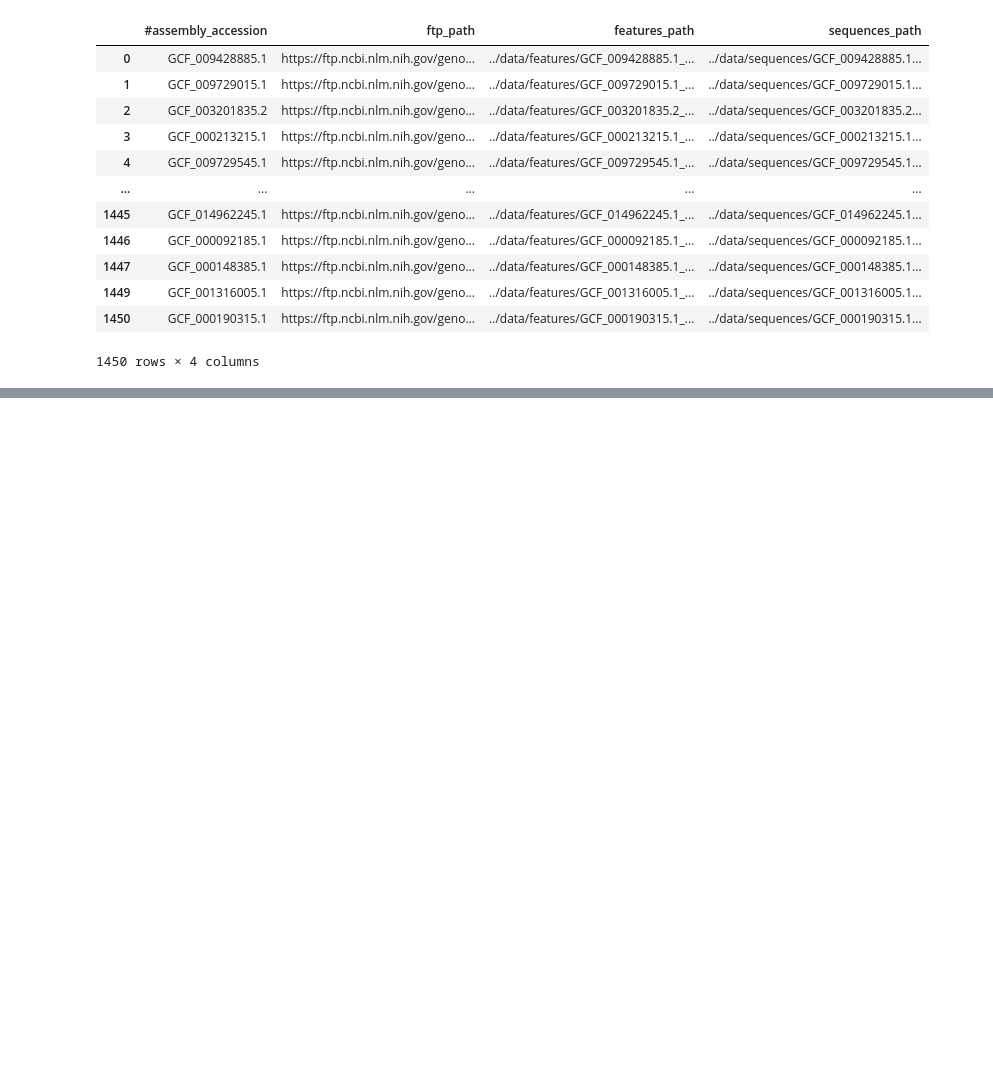
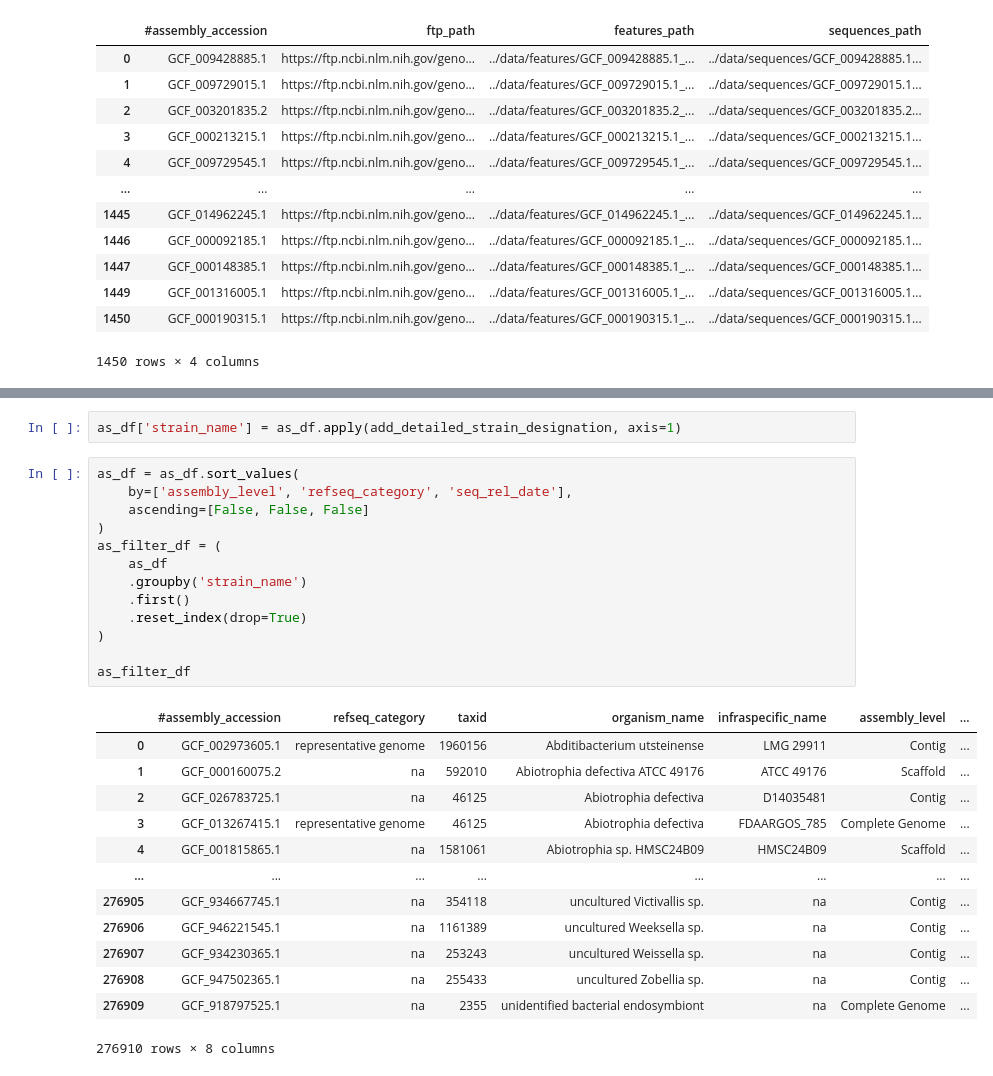
Before and after one commit to igor-sb/rexmapdb, a Jupyter notebook: py/extract_test.ipynb, the cells around one changed output, grey strips where cells are left out. Drawn from its saved outputs; the diff is of its cells as text; blank space fills up the shorter version.

```diff
--- a/py/extract_test.ipynb
+++ b/py/extract_test.ipynb
@@ -202,0 +288,29 @@ with gzip.open(sequences_filename, 'rt') as sequences_fasta:
+# %%
+as_df['strain_name'] = as_df.apply(add_detailed_strain_designation, axis=1)
+# %%
+as_df = as_df.sort_values(
+	by=['assembly_level', 'refseq_category', 'seq_rel_date'],
+	ascending=[False, False, False]
+)
+as_filter_df = (
+	as_df
+	.groupby('strain_name')
+	.first()
+	.reset_index(drop=True)
+)
+
+as_filter_df
+# %% [output]
+|  | #assembly_accession | refseq_category | taxid | organism_name | infraspecific_name | assembly_level | ... |
+| 0 | GCF_002973605.1 | representative genome | 1960156 | Abditibacterium utsteinense | LMG 29911 | Contig | ... |
+| 1 | GCF_000160075.2 | na | 592010 | Abiotrophia defectiva ATCC 49176 | ATCC 49176 | Scaffold | ... |
+| 2 | GCF_026783725.1 | na | 46125 | Abiotrophia defectiva | D14035481 | Contig | ... |
+| 3 | GCF_013267415.1 | representative genome | 46125 | Abiotrophia defectiva | FDAARGOS_785 | Complete Genome | ... |
+| 4 | GCF_001815865.1 | na | 1581061 | Abiotrophia sp. HMSC24B09 | HMSC24B09 | Scaffold | ... |
+| ... | ... | ... | ... | ... | ... | ... | ... |
+| 276905 | GCF_934667745.1 | na | 354118 | uncultured Victivallis sp. | na | Contig | ... |
+| 276906 | GCF_946221545.1 | na | 1161389 | uncultured Weeksella sp. | na | Contig | ... |
+| 276907 | GCF_934230365.1 | na | 253243 | uncultured Weissella sp. | na | Contig | ... |
+| 276908 | GCF_947502365.1 | na | 255433 | uncultured Zobellia sp. | na | Contig | ... |
+| 276909 | GCF_918797525.1 | na | 2355 | unidentified bacterial endosymbiont | na | Complete Genome | ... |
+276910 rows × 8 columns
```
Also changed, not shown: parts of 16 cells of this notebook, 5 other files.
